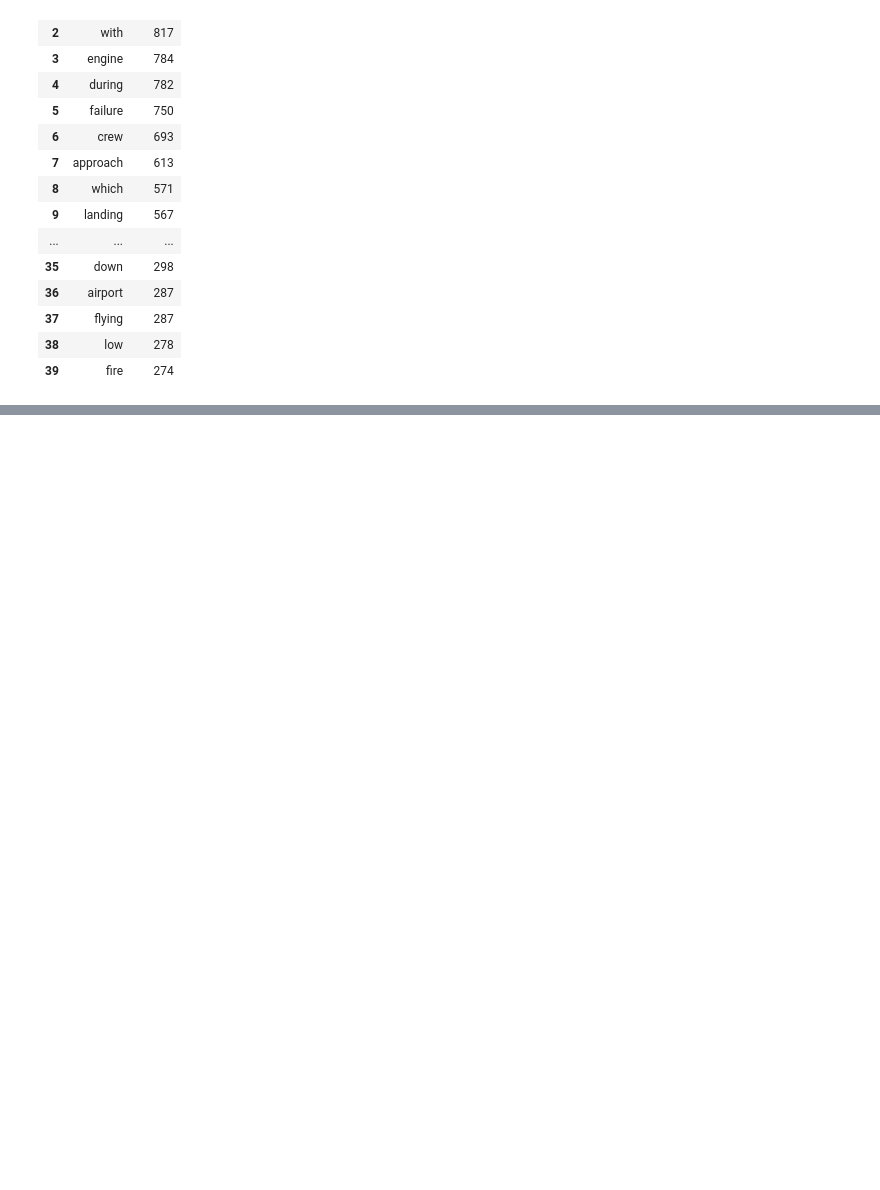
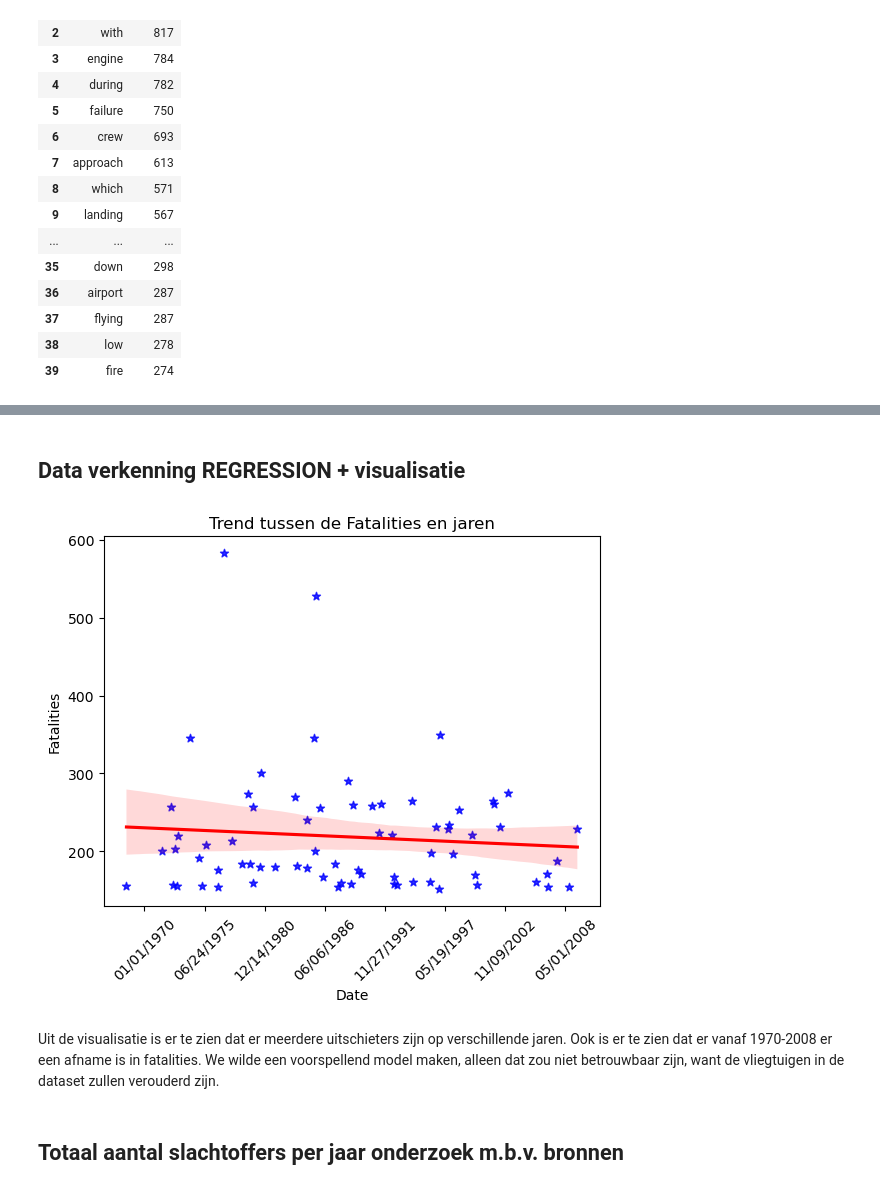
Before and after one commit to Stemt/DS-groep-6, a Jupyter notebook: Case-2/case_2.ipynb, the cells around one changed output, grey strips where cells are left out. Cells and saved outputs as stored; diff of their text form; code cells hidden in the pictures; blank space fills up the shorter version.

Commit message:
Einde deel Hanna - Crash en Fatal.

```diff
--- a/Case-2/case_2.ipynb
+++ b/Case-2/case_2.ipynb
@@ -155,3 +115,6 @@ words.head(40)
 | 37 | flying | 287 |
 | 38 | low | 278 |
 | 39 | fire | 274 |
+# %%
+acf_df = pd.read_csv("data/Airplane_Crashes_and_Fatalities_Since_1908.csv")
+acf_df.head()
@@ -157,0 +253,4 @@ words.head(40)
+# %%
+date_fatalities = acf_df.groupby(acf_df['Date'])['Fatalities'].sum().reset_index()
+date_fatalities['Date'] = pd.to_datetime(date_fatalities['Date'], unit='ns')
+print(date_fatalities)
@@ -157,0 +272,26 @@ words.head(40)
+# %% [markdown]
+## Data verkenning REGRESSION + visualisatie
+# %%
+#Hier nog een checkbox toevoegen, zodat het de regressielijn weergeeft met een 'Ja' of 'Nee'
+import datetime
+import seaborn as sb
+import matplotlib.pyplot as plt
+import matplotlib.dates as mdates
+
+subset = date_fatalities[(date_fatalities['Date'] >= datetime.datetime(1950, 1, 1)) & (date_fatalities['Fatalities'] > 150)].copy()
+
+subset.loc[:, 'Date'] = subset['Date'].apply(mdates.date2num)
+
+ax = sb.regplot(data=subset, x='Date', y='Fatalities', fit_reg=True, dropna=True, marker='*', scatter_kws={"color": "blue"}, line_kws={"color": "red"})
+date_format = mdates.DateFormatter('%m/%d/%Y')
+ax.xaxis.set_major_formatter(date_format)
+ax.xaxis.set_tick_params(rotation=45)
+
+ax.set_title("Trend tussen de Fatalities en jaren")
+plt.show()
+# %% [output]
+[figure, added]
+# %% [markdown]
+Uit de visualisatie is er te zien dat er meerdere uitschieters zijn op verschillende jaren. Ook is er te zien dat er vanaf 1970-2008 er een afname is in fatalities. We wilde een voorspellend model maken, alleen dat zou niet betrouwbaar zijn, want de vliegtuigen in de dataset zullen verouderd zijn.
+# %% [markdown]
+## Totaal aantal slachtoffers per jaar onderzoek m.b.v. bronnen
```
Also changed, not shown: parts of 22 cells of this notebook, 3 other files.
